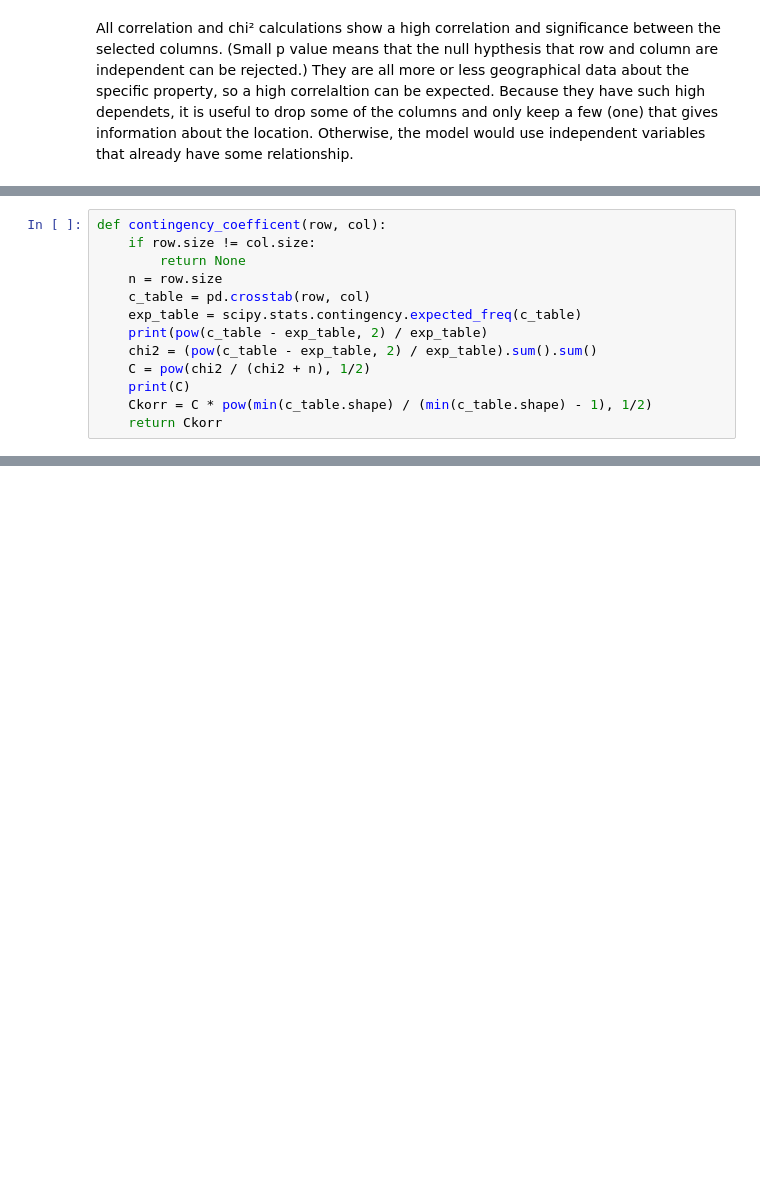
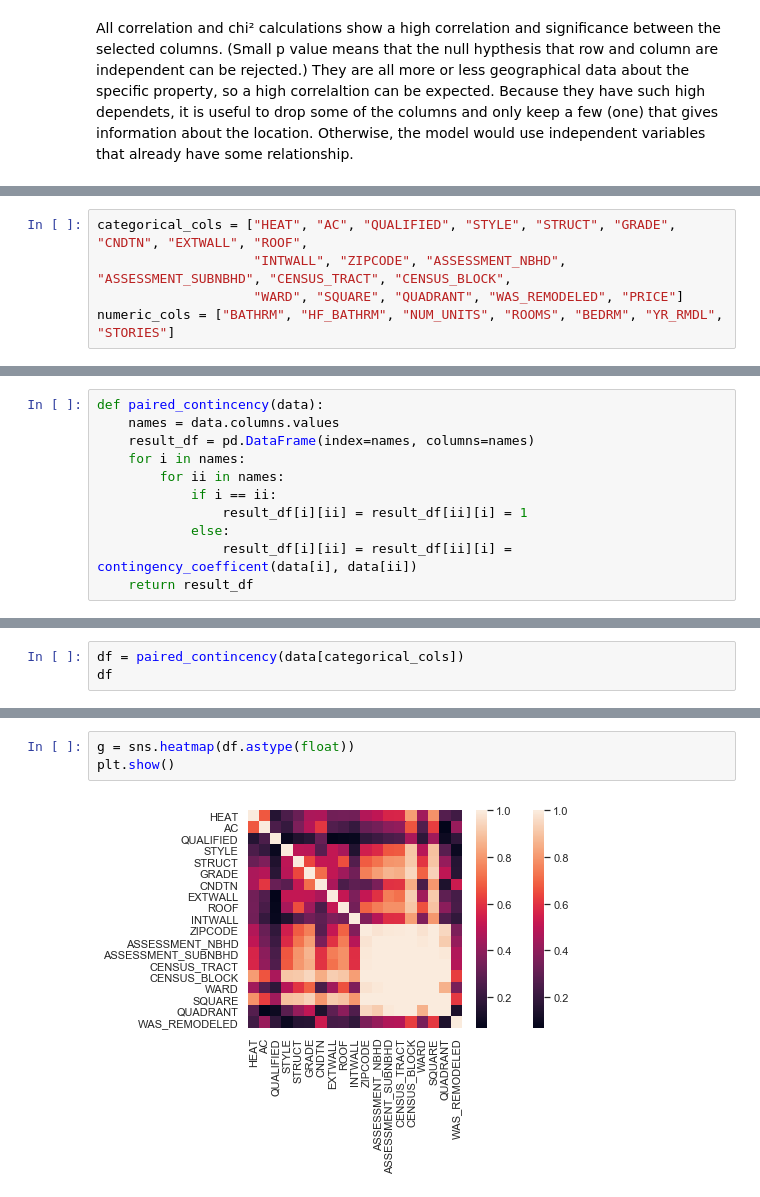
Before and after one commit to rickardsjp/DC_Housing_Tongji, a Jupyter notebook: DC_Housing_Correlations.ipynb, the cells around one changed output, grey strips where cells are left out. Cells and saved outputs as stored; diff of their text form; blank space fills up the shorter version.

```diff
--- a/DC_Housing_Correlations.ipynb
+++ b/DC_Housing_Correlations.ipynb
@@ -147,13 +110,0 @@ exp = scipy.stats.contingency.expected_freq(pd.crosstab(data.HEAT, data.AC))
-# %%
-def contingency_coefficent(row, col):
-    if row.size != col.size:
-        return None
-    n = row.size
-    c_table = pd.crosstab(row, col)
-    exp_table = scipy.stats.contingency.expected_freq(c_table)
-    print(pow(c_table - exp_table, 2) / exp_table)
-    chi2 = (pow(c_table - exp_table, 2) / exp_table).sum().sum()
-    C = pow(chi2 / (chi2 + n), 1/2)
-    print(C)
-    Ckorr = C * pow(min(c_table.shape) / (min(c_table.shape) - 1), 1/2)
-    return Ckorr
@@ -209,0 +119,5 @@ min(tab.shape)
+# %%
+categorical_cols = ["HEAT", "AC", "QUALIFIED", "STYLE", "STRUCT", "GRADE", "CNDTN", "EXTWALL", "ROOF",
+                    "INTWALL", "ZIPCODE", "ASSESSMENT_NBHD", "ASSESSMENT_SUBNBHD", "CENSUS_TRACT", "CENSUS_BLOCK",
+                    "WARD", "SQUARE", "QUADRANT", "WAS_REMODELED", "PRICE"]
+numeric_cols = ["BATHRM", "HF_BATHRM", "NUM_UNITS", "ROOMS", "BEDRM", "YR_RMDL", "STORIES"]
@@ -209,0 +137,11 @@ min(tab.shape)
+# %%
+def paired_contincency(data):
+    names = data.columns.values
+    result_df = pd.DataFrame(index=names, columns=names)
+    for i in names:
+        for ii in names:
+            if i == ii:
+                result_df[i][ii] = result_df[ii][i] = 1
+            else:
+                result_df[i][ii] = result_df[ii][i] = contingency_coefficent(data[i], data[ii])
+    return result_df
@@ -209,0 +150,3 @@ min(tab.shape)
+# %%
+df = paired_contincency(data[categorical_cols])
+df
@@ -209,0 +171,5 @@ min(tab.shape)
+# %%
+g = sns.heatmap(df.astype(float))
+plt.show()
+# %% [output]
+[figure, added]
```
Also changed, not shown: parts of 35 cells of this notebook, 2 other files.
